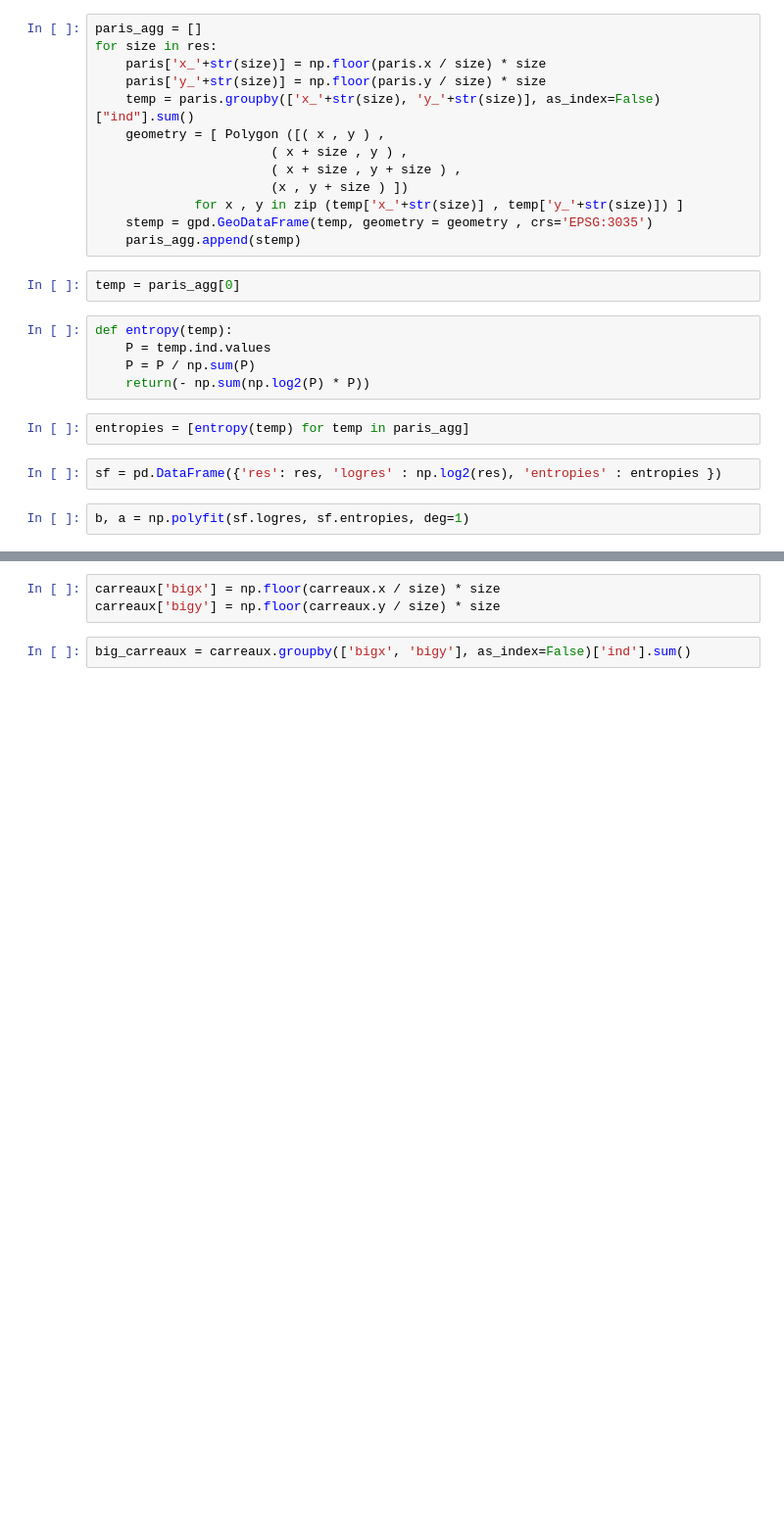
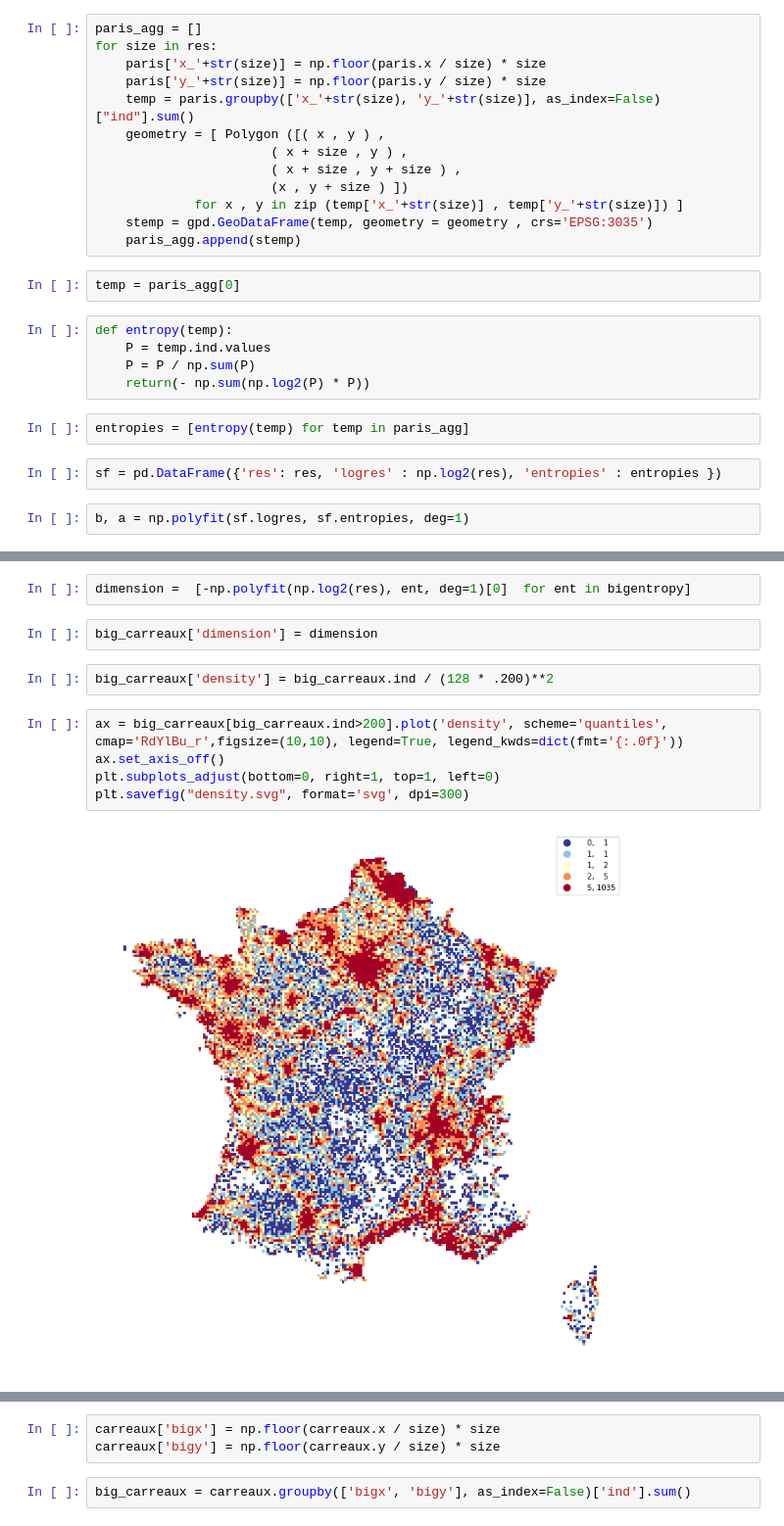
Before and after one commit to fsemecurbe/fractal-for-geographers, a Jupyter notebook: creation des cartes.ipynb, the cells around one changed output, grey strips where cells are left out. Shown at 98% size. Cells and saved outputs as stored; diff of their text form; blank space fills up the shorter version.

```diff
--- a/creation des cartes.ipynb
+++ b/creation des cartes.ipynb
@@ -192,0 +220,13 @@ size = 128 *200
+# %%
+dimension =  [-np.polyfit(np.log2(res), ent, deg=1)[0]  for ent in bigentropy]
+# %%
+big_carreaux['dimension'] = dimension
+# %%
+big_carreaux['density'] = big_carreaux.ind / (128 * .200)**2
+# %%
+ax = big_carreaux[big_carreaux.ind>200].plot('density', scheme='quantiles', cmap='RdYlBu_r',figsize=(10,10), legend=True, legend_kwds=dict(fmt='{:.0f}'))
+ax.set_axis_off()
+plt.subplots_adjust(bottom=0, right=1, top=1, left=0)
+plt.savefig("density.svg", format='svg', dpi=300)
+# %% [output]
+[figure, added]
```
Also changed, not shown: parts of 20 cells of this notebook.
